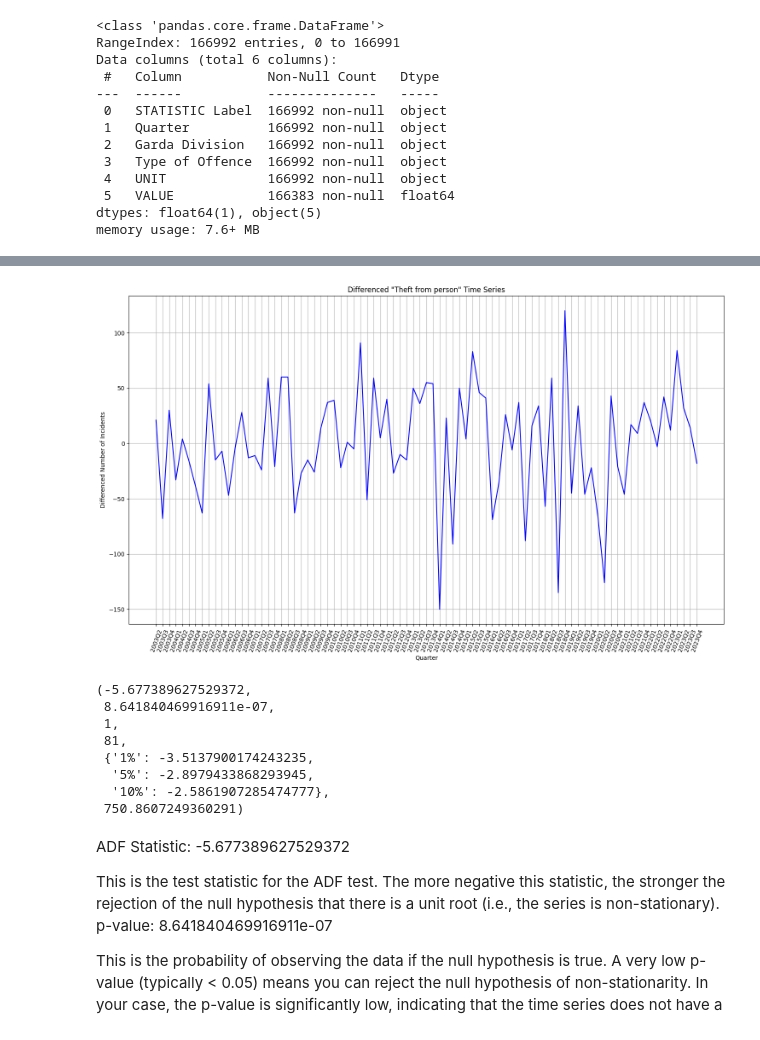
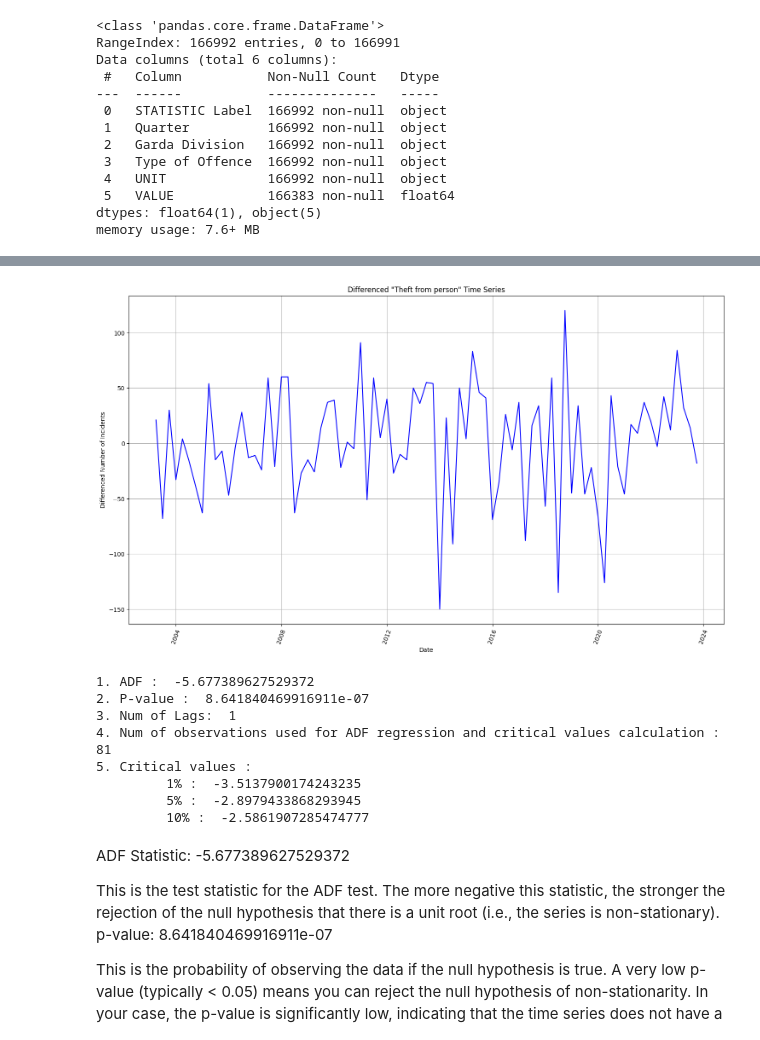
Before and after one commit to caio-moliveira/crime-prediction-using-forecasting-models, a Jupyter notebook: Capstone Project.ipynb, the cells around one changed output, grey strips where cells are left out. Drawn from its saved outputs; the diff is of its cells as text; code cells hidden in the pictures.

```diff
--- a/Capstone Project.ipynb
+++ b/Capstone Project.ipynb
@@ -61,0 +75,3 @@ data.describe()
+# %%
+# Correct way using .loc to avoid SettingWithCopyWarning
+data.loc[:, 'Date'] = pd.to_datetime(data['Date'])
@@ -61,0 +93,5 @@ data.describe()
+# %%
+data['Date'] = pd.to_datetime(data['Date'])
+data.set_index('Date', inplace=True)
+# %%
+data.drop(columns =['Quarter'], inplace=True)
@@ -104,13 +153,13 @@ theft_from_person_data = data[
 ]
 
 # Pivot to get a time series of "Theft from person" crimes for D.M.R. North Central Garda Division
-theft_from_person_time_series = theft_from_person_data.pivot_table(values='Crime', index='Quarter', aggfunc='sum')
+theft_from_person_time_series = theft_from_person_data.pivot_table(values='Crime', index='Date', aggfunc='sum')
 
 # Plotting the line graph
 plt.figure(figsize=(14, 7))
 plt.plot(theft_from_person_time_series.index, theft_from_person_time_series['Crime'], marker='o', linestyle='-', color='b')
 plt.title('Trend of "Theft from person" in D.M.R. North Central Garda Division')
-plt.xlabel('Quarter')
+plt.xlabel('Date')
 plt.ylabel('Number of Incidents')
 plt.grid(True)
 plt.xticks(rotation=45)
@@ -148,31 +194,40 @@ adf_test, decomposition.plot()
 # %%
 # Differencing the data to make it stationary
 theft_from_person_diff = theft_from_person_time_series['Crime'].diff().dropna()
 
-# Re-running the Augmented Dickey-Fuller test on the differenced data
-adf_test_diff = adfuller(theft_from_person_diff)
 
 # Plotting the differenced data
 plt.figure(figsize=(18, 10))
 plt.plot(theft_from_person_diff, color='blue')
 plt.title('Differenced "Theft from person" Time Series')
-plt.xlabel('Quarter')
+plt.xlabel('Date')
 plt.ylabel('Differenced Number of Incidents')
 plt.grid(True)
 plt.xticks(rotation=70)
 plt.show()
-
-adf_test_diff
 # %% [output]
-[figure, old version]
+[figure, new version]
-(-5.677389627529372,
- 8.641840469916911e-07,
- 1,
- 81,
- {'1%': -3.5137900174243235,
-  '5%': -2.8979433868293945,
-  '10%': -2.5861907285474777},
- 750.8607249360291)
+# %%
+def ad_test(theft_from_person_diff):
+    datasettest = adfuller(theft_from_person_diff, autolag = 'AIC')
+    print("1. ADF : ", datasettest[0])
+    print("2. P-value : ", datasettest[1])
+    print("3. Num of Lags: ", datasettest[2])
+    print("4. Num of observations used for ADF regression and critical values calculation : ", datasettest[3])
+    print("5. Critical values : ")
+    for key, val in datasettest[4].items():
+        print("\t", key, ": ", val)
+
+ad_test(theft_from_person_diff)
+# %% [output]
+1. ADF :  -5.677389627529372
+2. P-value :  8.641840469916911e-07
+3. Num of Lags:  1
+4. Num of observations used for ADF regression and critical values calculation :  81
+5. Critical values :
+         1% :  -3.5137900174243235
+         5% :  -2.8979433868293945
+         10% :  -2.5861907285474777
 # %% [markdown]
 ADF Statistic: -5.677389627529372
 
```
Also changed, not shown: parts of 31 cells of this notebook.
